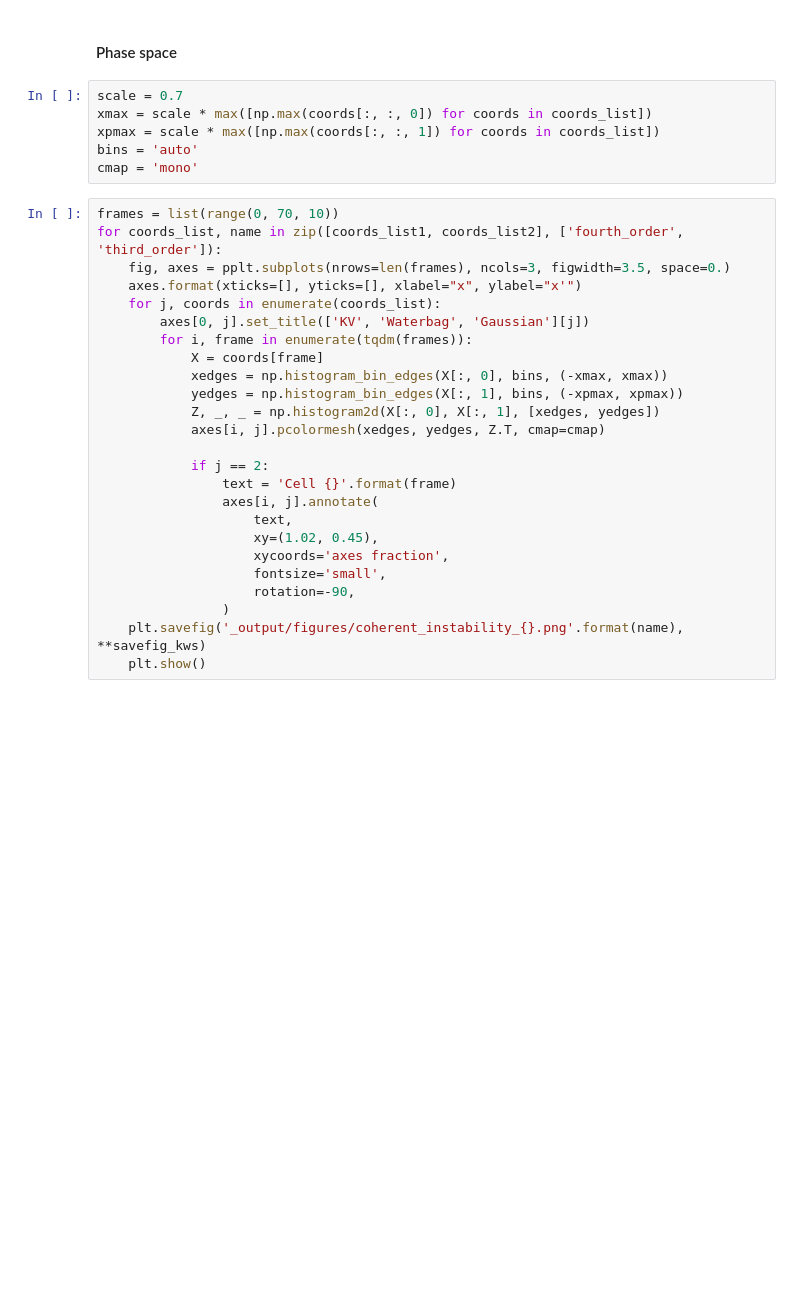
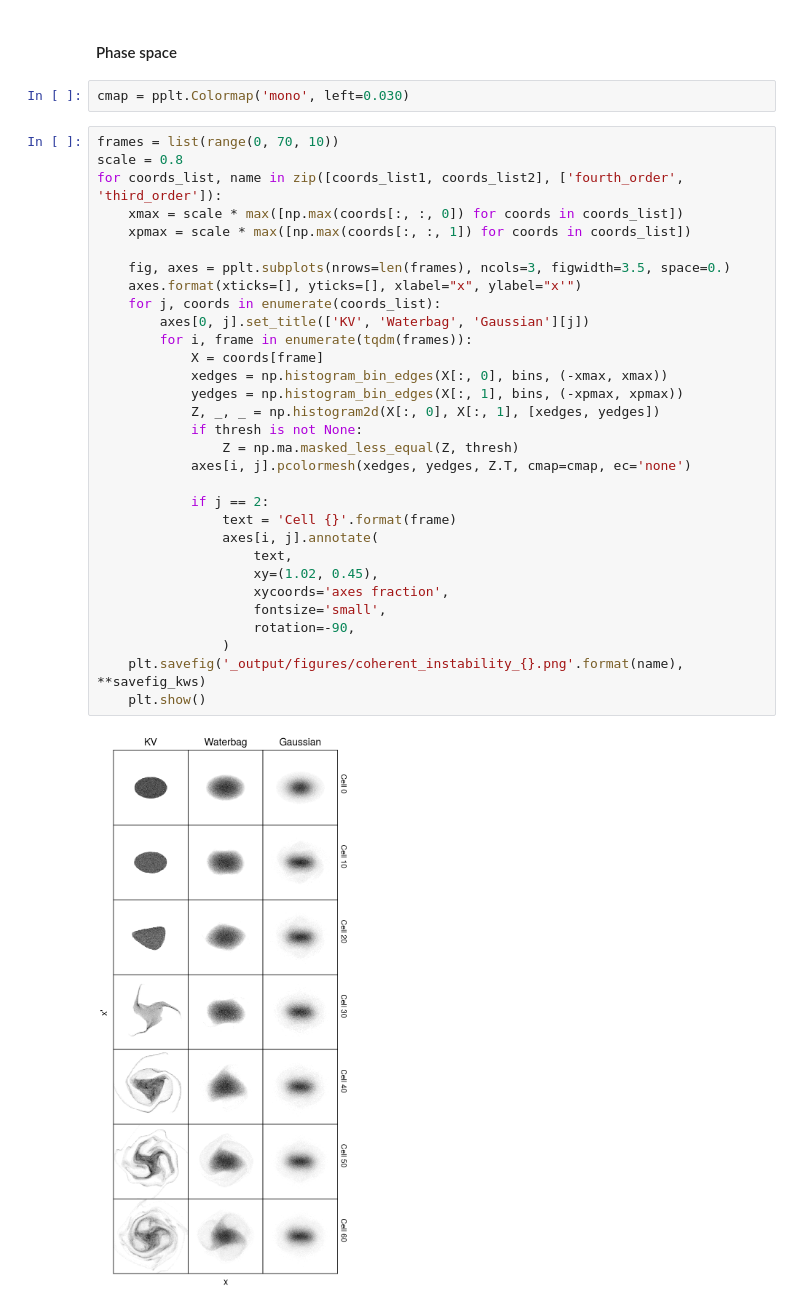
Before and after one commit to austin-hoover/accphys-tools, a Jupyter notebook: space_charge/instabilities/analysis2.ipynb, the cells around one changed output. Saved outputs shown, nothing was run; the diff lists cells and outputs as text; blank space fills up the shorter version.

```diff
--- a/space_charge/instabilities/analysis2.ipynb
+++ b/space_charge/instabilities/analysis2.ipynb
@@ -157,33 +166,37 @@ plt.show()
 # %% [markdown]
 #### Phase space
-# %%
-scale = 0.7
-xmax = scale * max([np.max(coords[:, :, 0]) for coords in coords_list])
-xpmax = scale * max([np.max(coords[:, :, 1]) for coords in coords_list])
-bins = 'auto'
-cmap = 'mono'
+# %%
+cmap = pplt.Colormap('mono', left=0.030)
 # %%
 frames = list(range(0, 70, 10))
+scale = 0.8
 for coords_list, name in zip([coords_list1, coords_list2], ['fourth_order', 'third_order']):
+    xmax = scale * max([np.max(coords[:, :, 0]) for coords in coords_list])
+    xpmax = scale * max([np.max(coords[:, :, 1]) for coords in coords_list])
+
     fig, axes = pplt.subplots(nrows=len(frames), ncols=3, figwidth=3.5, space=0.)
     axes.format(xticks=[], yticks=[], xlabel="x", ylabel="x'")
     for j, coords in enumerate(coords_list):
         axes[0, j].set_title(['KV', 'Waterbag', 'Gaussian'][j])
         for i, frame in enumerate(tqdm(frames)):
             X = coords[frame]
             xedges = np.histogram_bin_edges(X[:, 0], bins, (-xmax, xmax))
             yedges = np.histogram_bin_edges(X[:, 1], bins, (-xpmax, xpmax))
             Z, _, _ = np.histogram2d(X[:, 0], X[:, 1], [xedges, yedges])
-            axes[i, j].pcolormesh(xedges, yedges, Z.T, cmap=cmap)
+            if thresh is not None:
+                Z = np.ma.masked_less_equal(Z, thresh)
+            axes[i, j].pcolormesh(xedges, yedges, Z.T, cmap=cmap, ec='none')
 
             if j == 2:
                 text = 'Cell {}'.format(frame)
                 axes[i, j].annotate(
                     text,
                     xy=(1.02, 0.45),
                     xycoords='axes fraction',
                     fontsize='small',
                     rotation=-90,
                 )
     plt.savefig('_output/figures/coherent_instability_{}.png'.format(name), **savefig_kws)
     plt.show()
+# %% [output]
+[figure, added]
```
Also changed, not shown: parts of 8 cells of this notebook, 1 other file.
